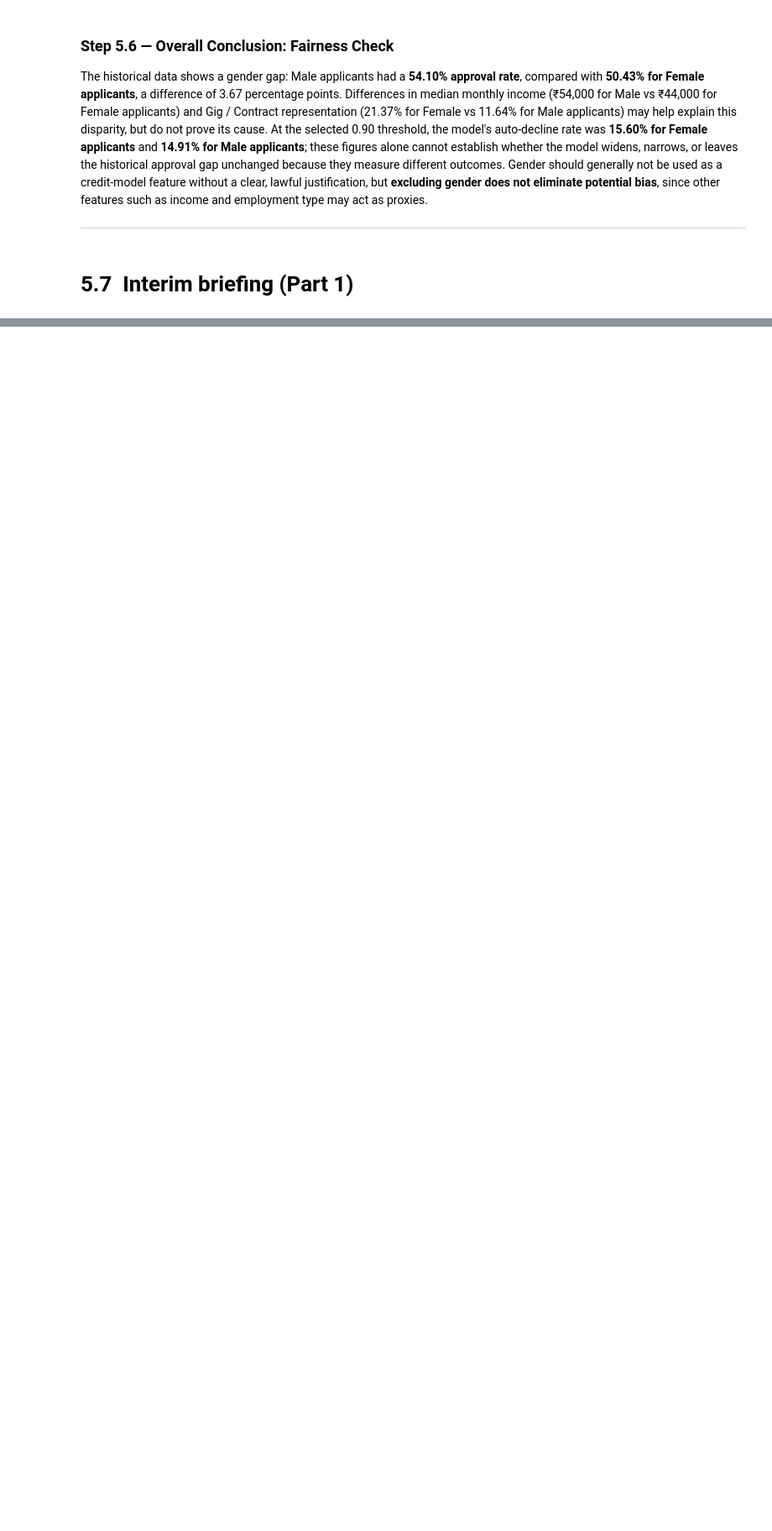
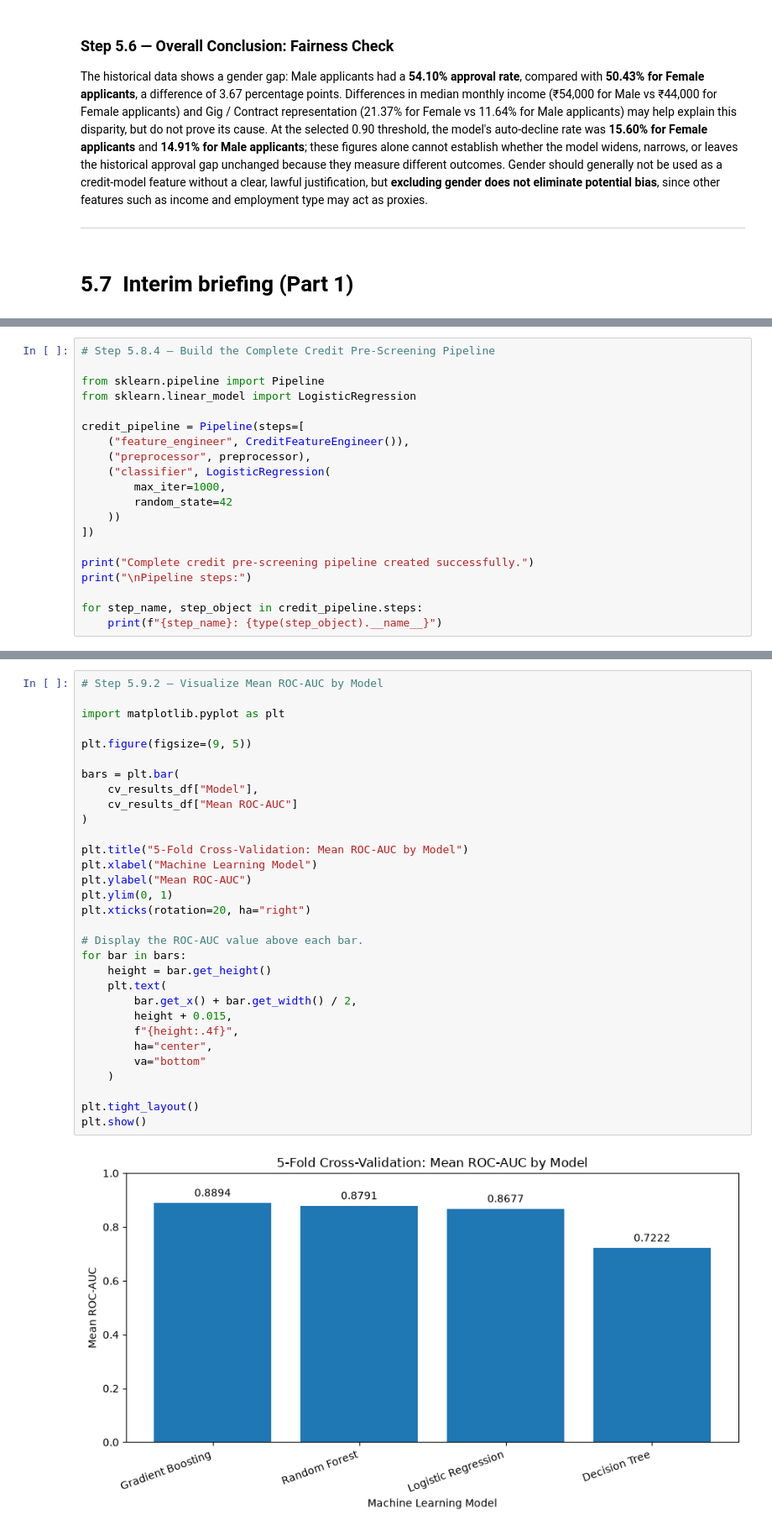
Before and after one commit to rameshworkmail111-stack/Mini_UseCase_02_Credit_Pre-Screening_Engine, a Jupyter notebook: VALLE_RAMESH_MUC02_Path3_Notebook.ipynb, the cells around one changed output, grey strips where cells are left out. Shown at 84% size. Cells and saved outputs as stored; diff of their text form; blank space fills up the shorter version.

Commit message:
Complete MUC02 Credit Pre-Screening Use Case

```diff
--- a/VALLE.RAMESH_MUC02_Path3_Notebook.ipynb
+++ b/VALLE_RAMESH_MUC02_Path3_Notebook.ipynb
@@ -3080,0 +3271,20 @@ The Logistic Regression model's recommended auto-decline threshold is **0.90**,
+# %%
+# Step 5.8.4 — Build the Complete Credit Pre-Screening Pipeline
+
+from sklearn.pipeline import Pipeline
+from sklearn.linear_model import LogisticRegression
+
+credit_pipeline = Pipeline(steps=[
+    ("feature_engineer", CreditFeatureEngineer()),
+    ("preprocessor", preprocessor),
+    ("classifier", LogisticRegression(
+        max_iter=1000,
+        random_state=42
+    ))
+])
+
+print("Complete credit pre-screening pipeline created successfully.")
+print("\nPipeline steps:")
+
+for step_name, step_object in credit_pipeline.steps:
+    print(f"{step_name}: {type(step_object).__name__}")
@@ -3080,0 +3558,33 @@ The Logistic Regression model's recommended auto-decline threshold is **0.90**,
+# %%
+# Step 5.9.2 — Visualize Mean ROC-AUC by Model
+
+import matplotlib.pyplot as plt
+
+plt.figure(figsize=(9, 5))
+
+bars = plt.bar(
+    cv_results_df["Model"],
+    cv_results_df["Mean ROC-AUC"]
+)
+
+plt.title("5-Fold Cross-Validation: Mean ROC-AUC by Model")
+plt.xlabel("Machine Learning Model")
+plt.ylabel("Mean ROC-AUC")
+plt.ylim(0, 1)
+plt.xticks(rotation=20, ha="right")
+
+# Display the ROC-AUC value above each bar.
+for bar in bars:
+    height = bar.get_height()
+    plt.text(
+        bar.get_x() + bar.get_width() / 2,
+        height + 0.015,
+        f"{height:.4f}",
+        ha="center",
+        va="bottom"
+    )
+
+plt.tight_layout()
+plt.show()
+# %% [output]
+[figure, added]
```
Also changed, not shown: parts of 43 cells of this notebook, 1 other file.
